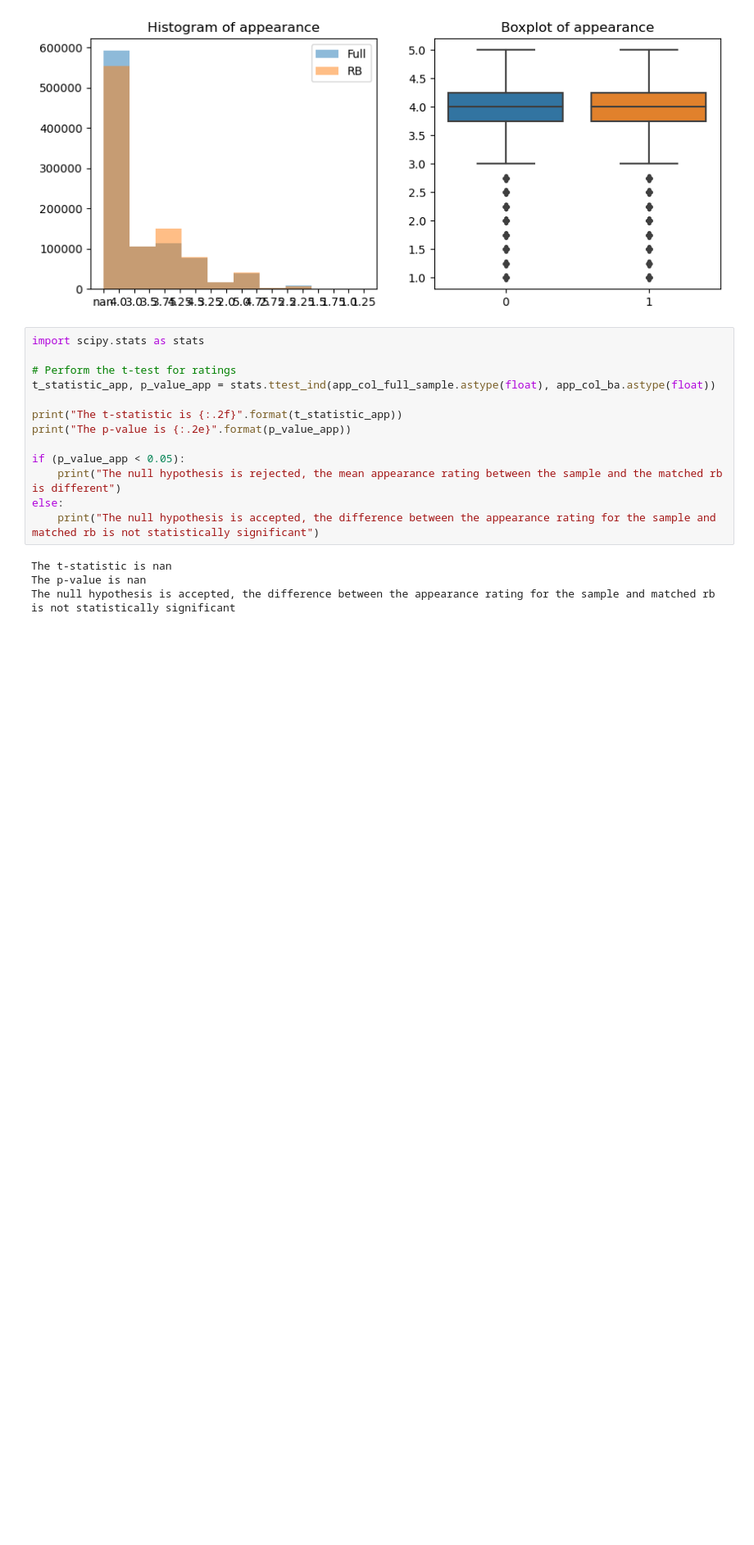
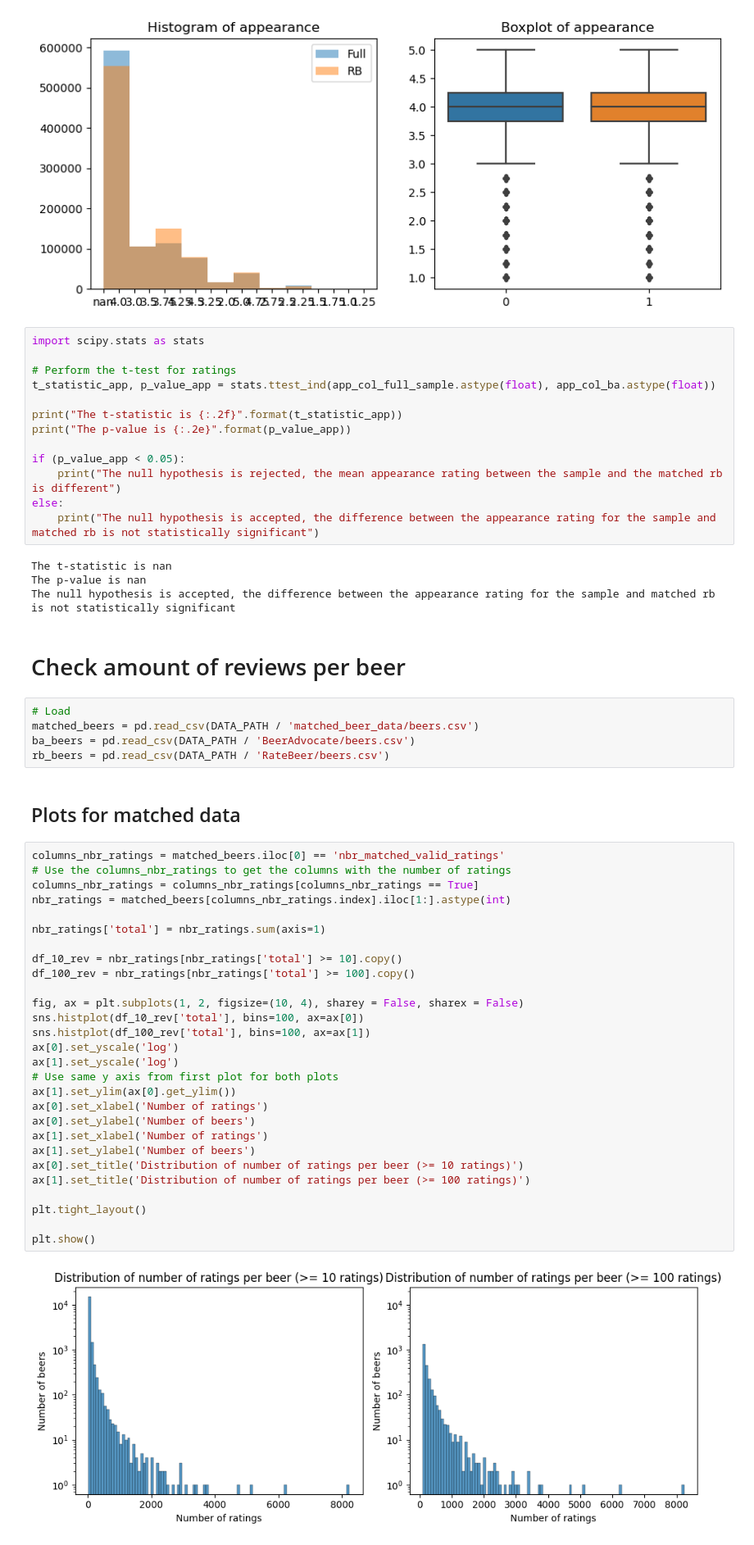
Before and after one commit to epfl-ada/ada-2023-project-riskybiscuits, a Jupyter notebook: example_notebook.ipynb, the cells around one changed output. Shown at 82% size. Saved outputs shown, nothing was run; the diff lists cells and outputs as text; blank space fills up the shorter version.

Commit message:
First statistics

```diff
--- a/example_notebook.ipynb
+++ b/example_notebook.ipynb
@@ -511,3 +543,42 @@ else:
 The t-statistic is nan
 The p-value is nan
 The null hypothesis is accepted, the difference between the appearance rating for the sample and matched rb is not statistically significant
+# %% [markdown]
+# Check amount of reviews per beer
+# %%
+# Load
+matched_beers = pd.read_csv(DATA_PATH / 'matched_beer_data/beers.csv')
+ba_beers = pd.read_csv(DATA_PATH / 'BeerAdvocate/beers.csv')
+rb_beers = pd.read_csv(DATA_PATH / 'RateBeer/beers.csv')
+# %% [markdown]
+## Plots for matched data
+# %%
+columns_nbr_ratings = matched_beers.iloc[0] == 'nbr_matched_valid_ratings'
+# Use the columns_nbr_ratings to get the columns with the number of ratings
+columns_nbr_ratings = columns_nbr_ratings[columns_nbr_ratings == True]
+nbr_ratings = matched_beers[columns_nbr_ratings.index].iloc[1:].astype(int)
+
+nbr_ratings['total'] = nbr_ratings.sum(axis=1)
+
+df_10_rev = nbr_ratings[nbr_ratings['total'] >= 10].copy()
+df_100_rev = nbr_ratings[nbr_ratings['total'] >= 100].copy()
+
+fig, ax = plt.subplots(1, 2, figsize=(10, 4), sharey = False, sharex = False)
+sns.histplot(df_10_rev['total'], bins=100, ax=ax[0])
+sns.histplot(df_100_rev['total'], bins=100, ax=ax[1])
+ax[0].set_yscale('log')
+ax[1].set_yscale('log')
+# Use same y axis from first plot for both plots
+ax[1].set_ylim(ax[0].get_ylim())
+ax[0].set_xlabel('Number of ratings')
+ax[0].set_ylabel('Number of beers')
+ax[1].set_xlabel('Number of ratings')
+ax[1].set_ylabel('Number of beers')
+ax[0].set_title('Distribution of number of ratings per beer (>= 10 ratings)')
+ax[1].set_title('Distribution of number of ratings per beer (>= 100 ratings)')
+
+plt.tight_layout()
+
+plt.show()
+# %% [output]
+[figure, added]
```
Also changed, not shown: parts of 11 cells of this notebook.
